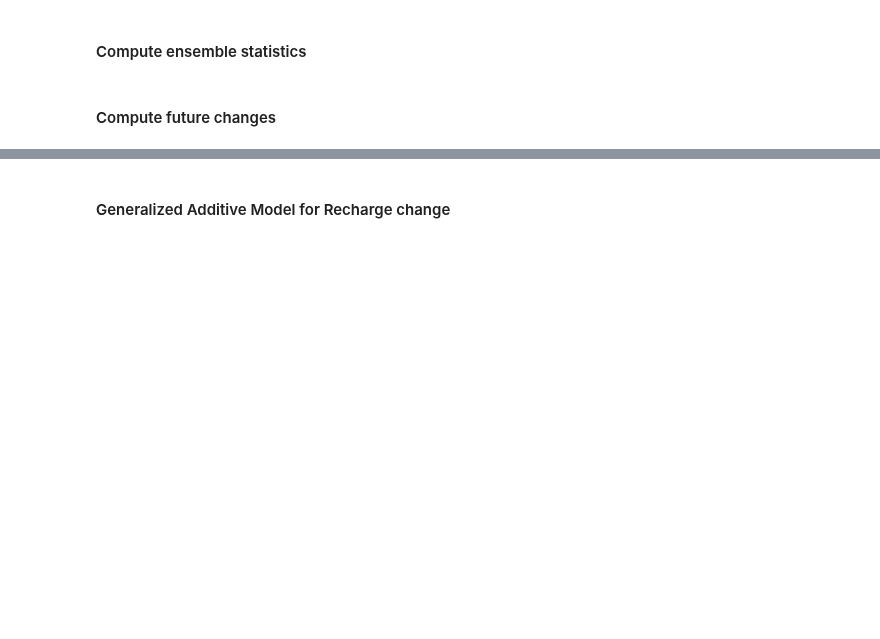
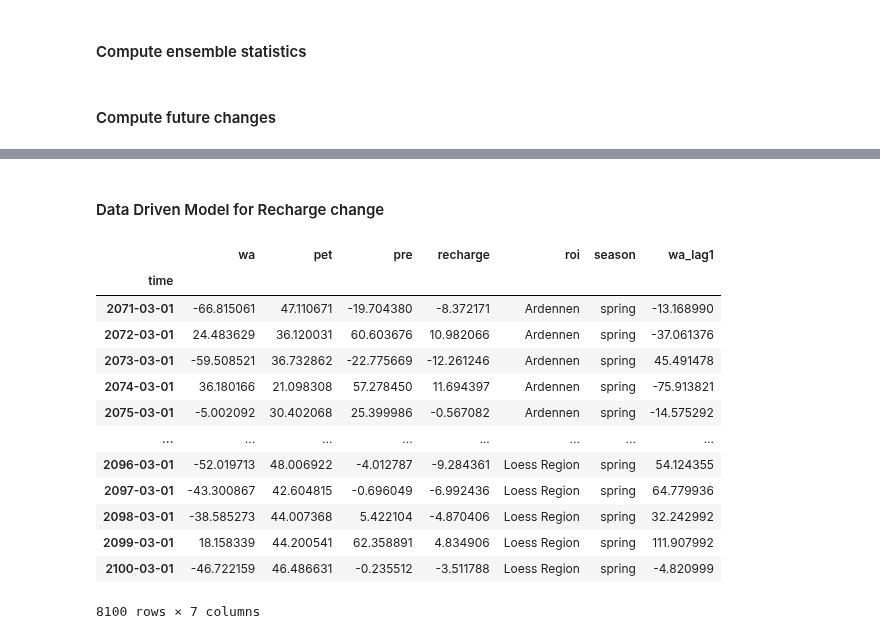
Before and after one commit to klekarkar/pre_post_process_mHM, a Jupyter notebook: recharge_attribution.ipynb, the cells around one changed output, grey strips where cells are left out. Saved outputs shown, nothing was run; the diff lists cells and outputs as text; code cells hidden in the pictures; blank space fills up the shorter version.

Commit message:
corrected lagged water availability

```diff
--- a/recharge_attribution.ipynb
+++ b/recharge_attribution.ipynb
@@ -203,3 +247,3 @@ wa_delta_roi = extract_roi_timeseries(wa_delta, bbox_dict)
 # %% [markdown]
-#### Generalized Additive Model for Recharge change
+#### Data Driven Model for Recharge change
 # %%
@@ -224,0 +285,50 @@ data_spring = data[data.index.month.isin([3])]
+# %%
+#lag wa by one season
+def extract_season_df(df_regions, season):
+    """
+    Extract seasonal DataFrame with lagged water availability.
+    """
+    if season == 'summer':
+        df_season = df_regions[df_regions['season'] == season]
+        df_lag = df_regions[df_regions['season'] == 'spring']['wa'].values
+        df_season = df_season.copy()
+        df_season.loc[:, 'wa_lag1'] = df_lag
+    elif season == 'autumn':
+        df_season = df_regions[df_regions['season'] == season]
+        df_lag = df_regions[df_regions['season'] == 'summer']['wa'].values
+        df_season = df_season.copy()
+        df_season.loc[:, 'wa_lag1'] = df_lag
+    elif season == 'winter':
+        df_season = df_regions[df_regions['season'] == season]
+        df_lag = df_regions[df_regions['season'] == 'autumn']['wa'].values
+        df_season = df_season.copy()
+        df_season.loc[:, 'wa_lag1'] = df_lag
+    elif season == 'spring':
+        df_season = df_regions[df_regions['season'] == season]
+        df_lag = df_regions[df_regions['season'] == 'winter']['wa'].values
+        df_season = df_season.copy()
+        df_season.loc[:, 'wa_lag1'] = df_lag
+
+    return df_season
+# %%
+df_summer = extract_season_df(df_regions, 'summer')
+df_spring = extract_season_df(df_regions, 'spring')
+df_winter = extract_season_df(df_regions, 'winter')
+df_autumn = extract_season_df(df_regions, 'autumn')
+# %%
+df_spring
+# %% [output]
+|  | wa | pet | pre | recharge | roi | season | wa_lag1 |
+| time |  |  |  |  |  |  |  |
+| 2071-03-01 | -66.815061 | 47.110671 | -19.704380 | -8.372171 | Ardennen | spring | -13.168990 |
+| 2072-03-01 | 24.483629 | 36.120031 | 60.603676 | 10.982066 | Ardennen | spring | -37.061376 |
+| 2073-03-01 | -59.508521 | 36.732862 | -22.775669 | -12.261246 | Ardennen | spring | 45.491478 |
+| 2074-03-01 | 36.180166 | 21.098308 | 57.278450 | 11.694397 | Ardennen | spring | -75.913821 |
+| 2075-03-01 | -5.002092 | 30.402068 | 25.399986 | -0.567082 | Ardennen | spring | -14.575292 |
+| ... | ... | ... | ... | ... | ... | ... | ... |
+| 2096-03-01 | -52.019713 | 48.006922 | -4.012787 | -9.284361 | Loess Region | spring | 54.124355 |
+| 2097-03-01 | -43.300867 | 42.604815 | -0.696049 | -6.992436 | Loess Region | spring | 64.779936 |
+| 2098-03-01 | -38.585273 | 44.007368 | 5.422104 | -4.870406 | Loess Region | spring | 32.242992 |
+| 2099-03-01 | 18.158339 | 44.200541 | 62.358891 | 4.834906 | Loess Region | spring | 111.907992 |
+| 2100-03-01 | -46.722159 | 46.486631 | -0.235512 | -3.511788 | Loess Region | spring | -4.820999 |
+8100 rows × 7 columns
```
Also changed, not shown: parts of 26 cells of this notebook.
